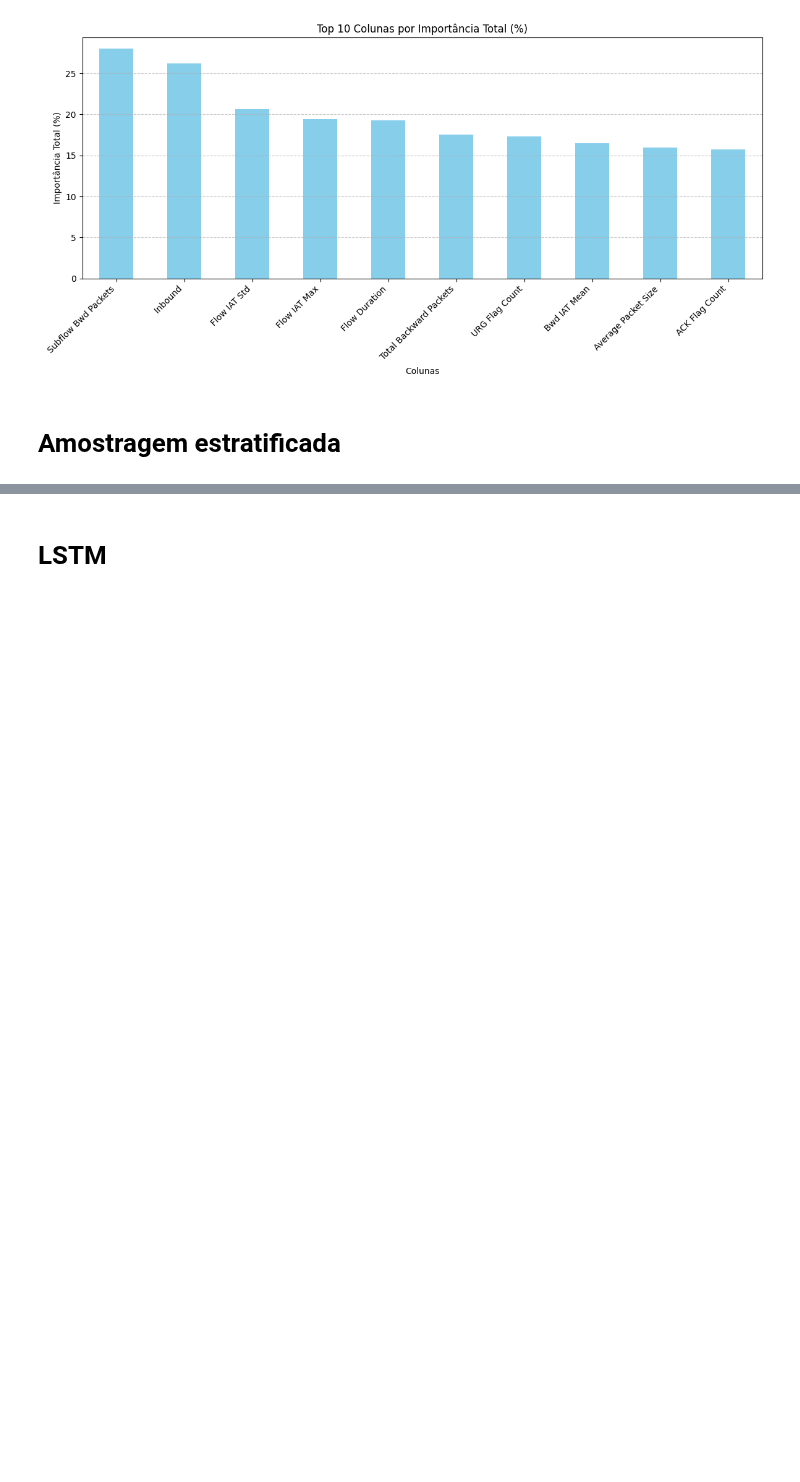
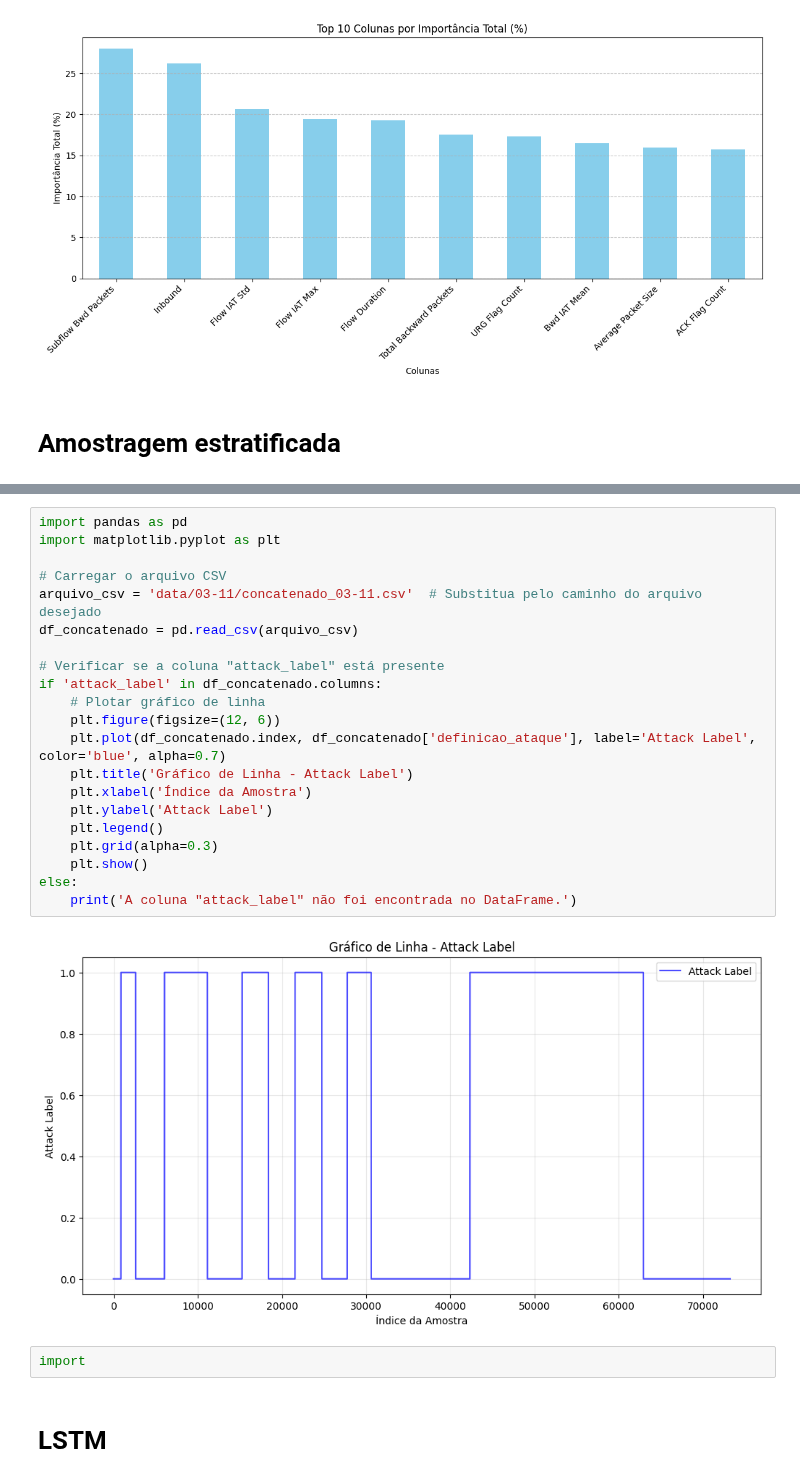
Before and after one commit to iRocktys/anomalyDetection, a Jupyter notebook: model.ipynb, the cells around one changed output, grey strips where cells are left out. Drawn from its saved outputs; the diff is of its cells as text; blank space fills up the shorter version.

```diff
--- a/model.ipynb
+++ b/model.ipynb
@@ -827,3 +822,28 @@ Quantidade de features no conjunto de teste: 82
+# %%
+import pandas as pd
+import matplotlib.pyplot as plt
+
+# Carregar o arquivo CSV
+arquivo_csv = 'data/03-11/concatenado_03-11.csv'  # Substitua pelo caminho do arquivo desejado
+df_concatenado = pd.read_csv(arquivo_csv)
+
+# Verificar se a coluna "attack_label" está presente
+if 'attack_label' in df_concatenado.columns:
+    # Plotar gráfico de linha
+    plt.figure(figsize=(12, 6))
+    plt.plot(df_concatenado.index, df_concatenado['definicao_ataque'], label='Attack Label', color='blue', alpha=0.7)
+    plt.title('Gráfico de Linha - Attack Label')
+    plt.xlabel('Índice da Amostra')
+    plt.ylabel('Attack Label')
+    plt.legend()
+    plt.grid(alpha=0.3)
+    plt.show()
+else:
+    print('A coluna "attack_label" não foi encontrada no DataFrame.')
+# %% [output]
+[figure, added]
+# %%
+import
 # %% [markdown]
 # LSTM
 # %%
```
Also changed, not shown: parts of 13 cells of this notebook.
